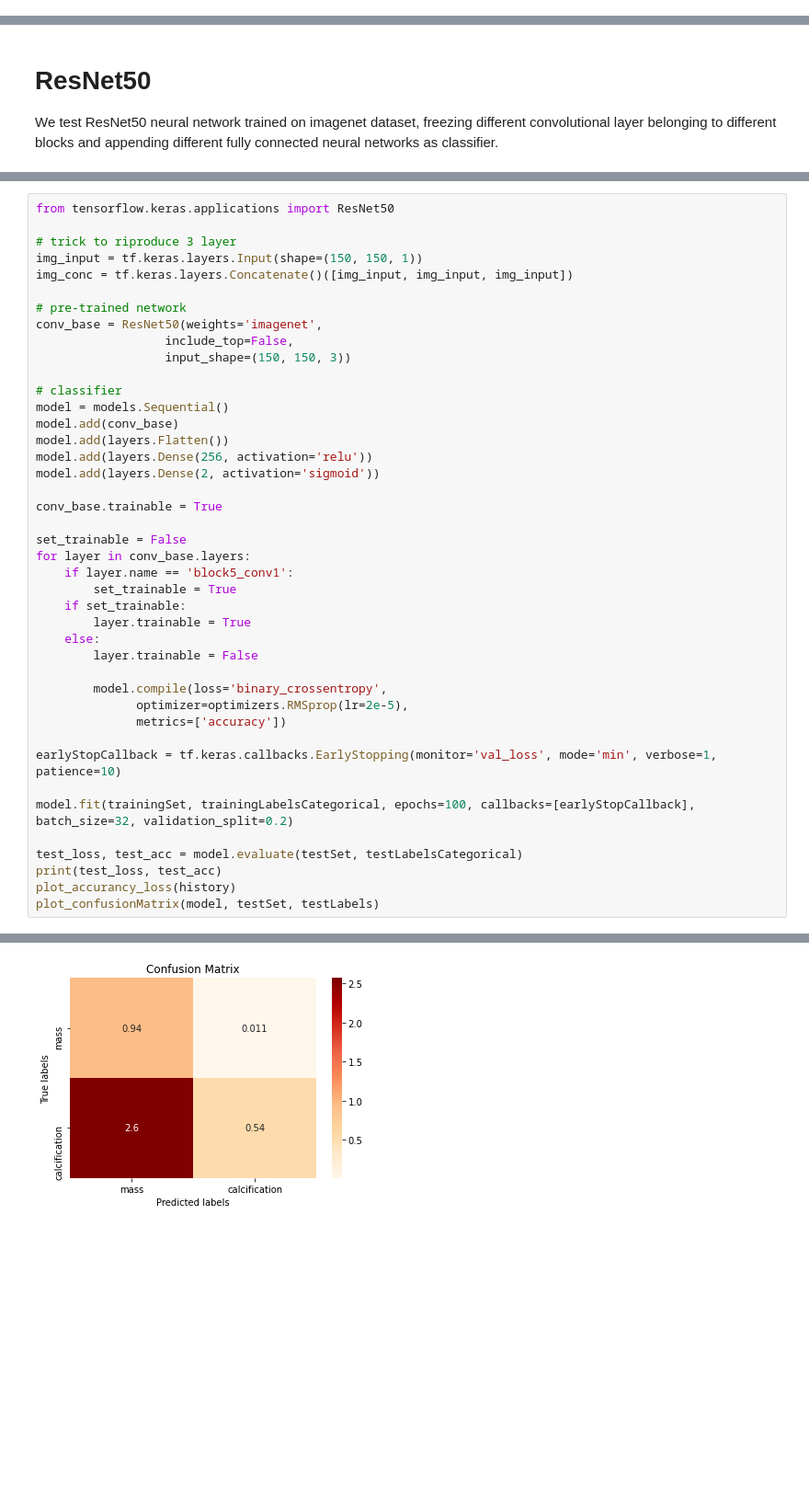
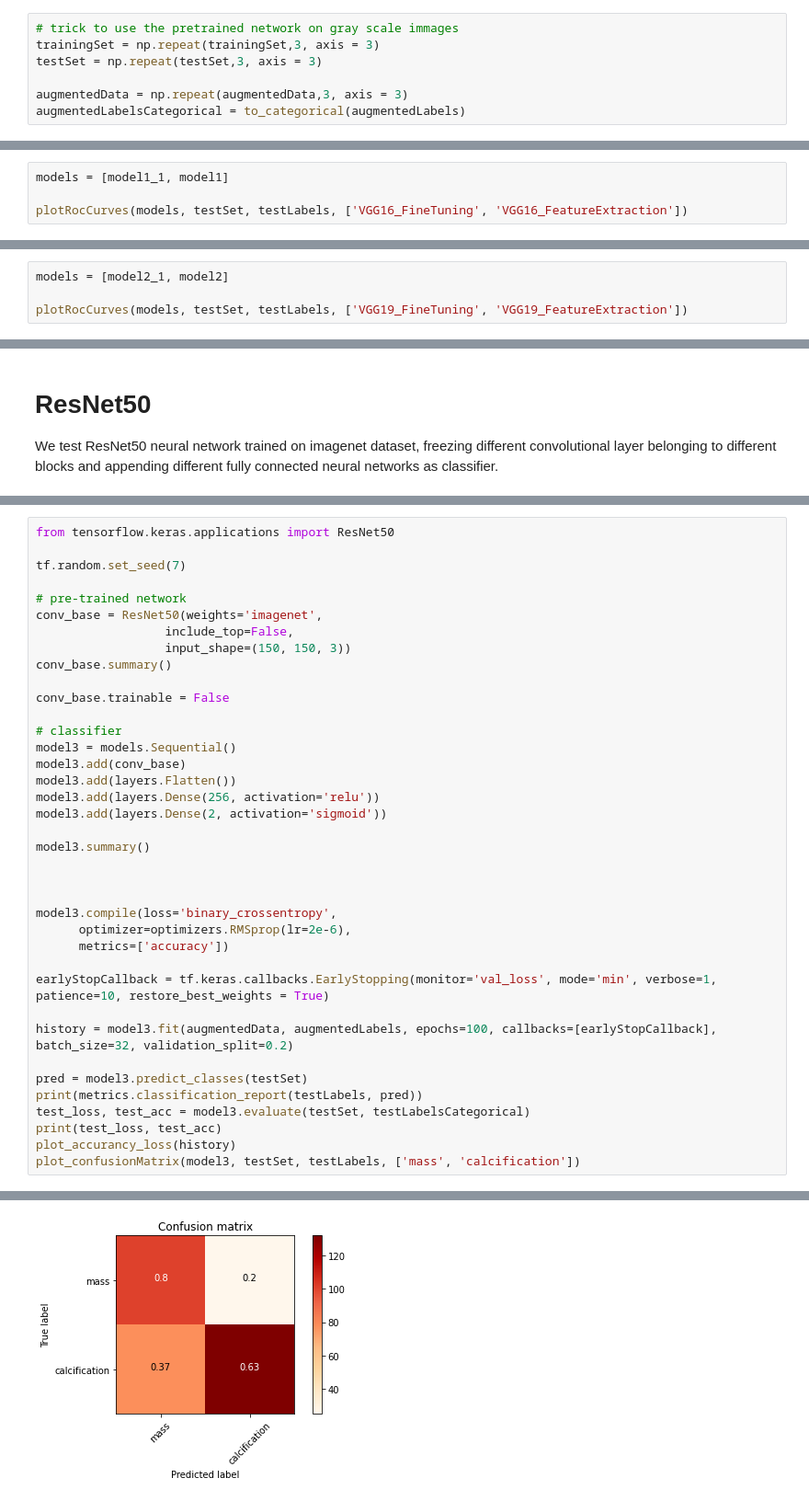
Before and after one commit to MarcoParola/medical_images_classification, a Jupyter notebook: Pretrained_CNN_3_1.ipynb, the cells around one changed output, grey strips where cells are left out. Shown: that part at 92% size. Saved outputs shown, nothing was run; the diff lists cells and outputs as text; blank space fills up the shorter version.

```diff
--- a/Pretrained_CNN_3_1.ipynb
+++ b/Pretrained_CNN_3_1.ipynb
@@ -139,6 +141,13 @@ augmentedData = augmentedData.reshape(len(augmentedData), 150, 150, 1)
 print(augmentedData.shape, augmentedLabels.shape)
 # %% [output]
 (10704, 150, 150, 1) (10704, 2)
+# %%
+# trick to use the pretrained network on gray scale immages
+trainingSet = np.repeat(trainingSet,3, axis = 3)
+testSet = np.repeat(testSet,3, axis = 3)
+
+augmentedData = np.repeat(augmentedData,3, axis = 3)
+augmentedLabelsCategorical = to_categorical(augmentedLabels)
 # %% [markdown]
 # **VGG16**
 We test VGG16 neural network trained on imagenet dataset, freezing different convolutional layer belonging to different blocks and appending different fully connected neural networks as classifier.
@@ -213,0 +316,4 @@ Epoch 00018: early stopping
+# %%
+models = [model1_1, model1]
+
+plotRocCurves(models, testSet, testLabels, ['VGG16_FineTuning', 'VGG16_FeatureExtraction'])
@@ -213,0 +480,4 @@ Epoch 00018: early stopping
+# %%
+models = [model2_1, model2]
+
+plotRocCurves(models, testSet, testLabels, ['VGG19_FineTuning', 'VGG19_FeatureExtraction'])
@@ -218,43 +575,39 @@ We test ResNet50 neural network trained on imagenet dataset, freezing different
 # %%
 from tensorflow.keras.applications import ResNet50
 
-# trick to riproduce 3 layer
-img_input = tf.keras.layers.Input(shape=(150, 150, 1))
-img_conc = tf.keras.layers.Concatenate()([img_input, img_input, img_input])
+tf.random.set_seed(7)
 
 # pre-trained network
 conv_base = ResNet50(weights='imagenet',
                   include_top=False,
                   input_shape=(150, 150, 3))
+conv_base.summary()
+
+conv_base.trainable = False
 
 # classifier
-model = models.Sequential()
-model.add(conv_base)
-model.add(layers.Flatten())
-model.add(layers.Dense(256, activation='relu'))
-model.add(layers.Dense(2, activation='sigmoid'))
+model3 = models.Sequential()
+model3.add(conv_base)
+model3.add(layers.Flatten())
+model3.add(layers.Dense(256, activation='relu'))
+model3.add(layers.Dense(2, activation='sigmoid'))
 
-conv_base.trainable = True
+model3.summary()
 
-set_trainable = False
-for layer in conv_base.layers:
-    if layer.name == 'block5_conv1':
-        set_trainable = True
-    if set_trainable:
-        layer.trainable = True
-    else:
-        layer.trainable = False
 
-        model.compile(loss='binary_crossentropy',
-              optimizer=optimizers.RMSprop(lr=2e-5),
-              metrics=['accuracy'])
 
-earlyStopCallback = tf.keras.callbacks.EarlyStopping(monitor='val_loss', mode='min', verbose=1, patience=10)
+model3.compile(loss='binary_crossentropy',
+      optimizer=optimizers.RMSprop(lr=2e-6),
+      metrics=['accuracy'])
 
-model.fit(trainingSet, trainingLabelsCategorical, epochs=100, callbacks=[earlyStopCallback], batch_size=32, validation_split=0.2)
+earlyStopCallback = tf.keras.callbacks.EarlyStopping(monitor='val_loss', mode='min', verbose=1, patience=10, restore_best_weights = True)
 
-test_loss, test_acc = model.evaluate(testSet, testLabelsCategorical)
+history = model3.fit(augmentedData, augmentedLabels, epochs=100, callbacks=[earlyStopCallback], batch_size=32, validation_split=0.2)
+
+pred = model3.predict_classes(testSet)
+print(metrics.classification_report(testLabels, pred))
+test_loss, test_acc = model3.evaluate(testSet, testLabelsCategorical)
 print(test_loss, test_acc)
 plot_accurancy_loss(history)
-plot_confusionMatrix(model, testSet, testLabels)
+plot_confusionMatrix(model3, testSet, testLabels, ['mass', 'calcification'])
 # %% [output]
@@ -280 +646 @@ Epoch 100/100
-[figure, old version]
+[figure, new version]
```
Also changed, not shown: parts of 24 cells of this notebook.
